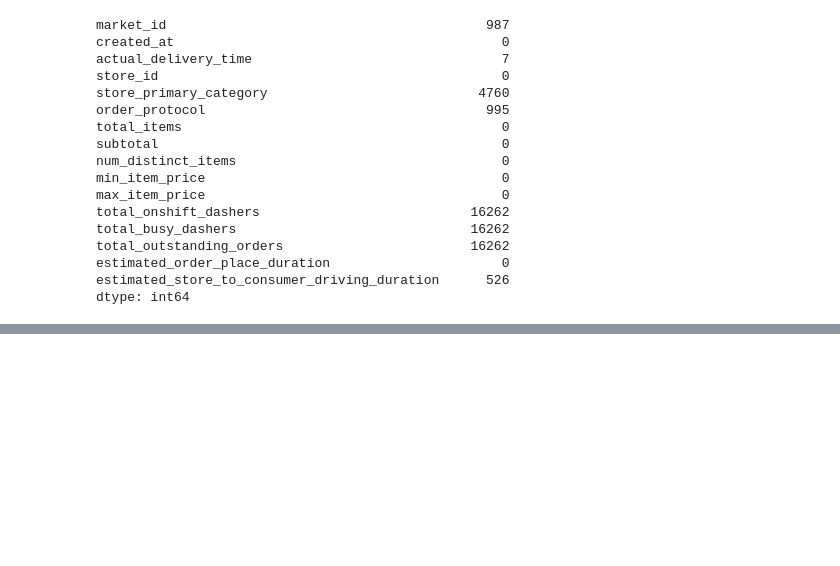
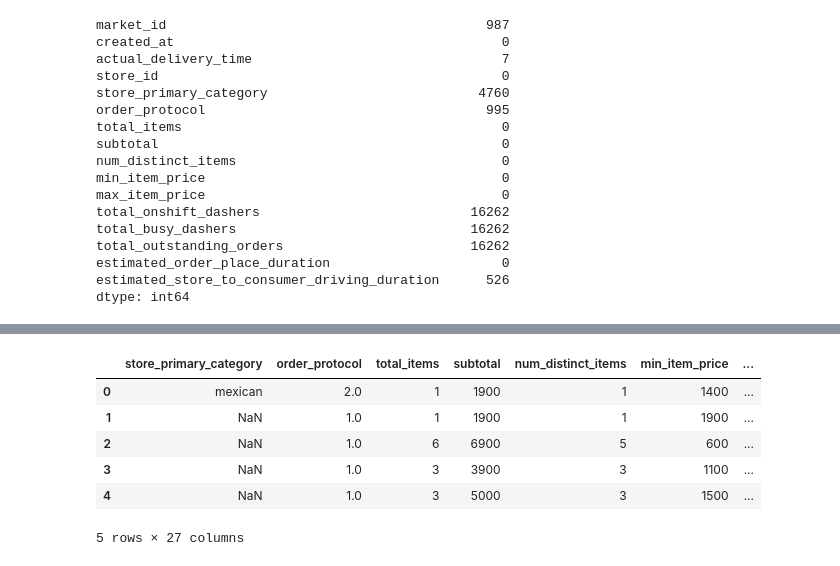
Before and after one commit to ZiyaKolcu/delivery-time-prediction, a Jupyter notebook: research/research.ipynb, the cells around one changed output, grey strips where cells are left out. Saved outputs shown, nothing was run; the diff lists cells and outputs as text; code cells hidden in the pictures; blank space fills up the shorter version.

```diff
--- a/research/research.ipynb
+++ b/research/research.ipynb
@@ -52,0 +82,37 @@ dtype: int64
+# %%
+df["order_intensity"] = df["total_outstanding_orders"] / (
+    df["total_busy_dashers"] + 1e-5
+)
+df["delivery_difficulty"] = (
+    df["order_intensity"] * df["estimated_store_to_consumer_driving_duration"]
+)
+# %%
+df["price_range"] = df["max_item_price"] - df["min_item_price"]
+df["avg_item_price"] = df["subtotal"] / (df["total_items"] + 1e-5)
+df["price_volatility"] = df["price_range"] / (df["avg_item_price"] + 1e-5)
+# %%
+import numpy as np
+
+df["log_subtotal"] = np.log1p(df["subtotal"])
+df["log_outstanding_orders"] = np.log1p(df["total_outstanding_orders"].clip(lower=1e-5))
+# %%
+df["historical_avg_delivery_time"] = df.groupby(["store_id", "hour"])[
+    "delivery_duration_minutes"
+].transform("mean")
+
+df["delivery_speed"] = df["historical_avg_delivery_time"] / (
+    df["estimated_store_to_consumer_driving_duration"] / 60 + 1e-5
+)
+# %%
+df = df.drop(
+    columns=["market_id", "created_at", "actual_delivery_time", "store_id"], axis=1
+)
+df.head()
+# %% [output]
+|  | store_primary_category | order_protocol | total_items | subtotal | num_distinct_items | min_item_price | ... |
+| 0 | mexican | 2.0 | 1 | 1900 | 1 | 1400 | ... |
+| 1 | NaN | 1.0 | 1 | 1900 | 1 | 1900 | ... |
+| 2 | NaN | 1.0 | 6 | 6900 | 5 | 600 | ... |
+| 3 | NaN | 1.0 | 3 | 3900 | 3 | 1100 | ... |
+| 4 | NaN | 1.0 | 3 | 5000 | 3 | 1500 | ... |
+5 rows × 27 columns
```
Also changed, not shown: parts of 27 cells of this notebook, 1 other file.
